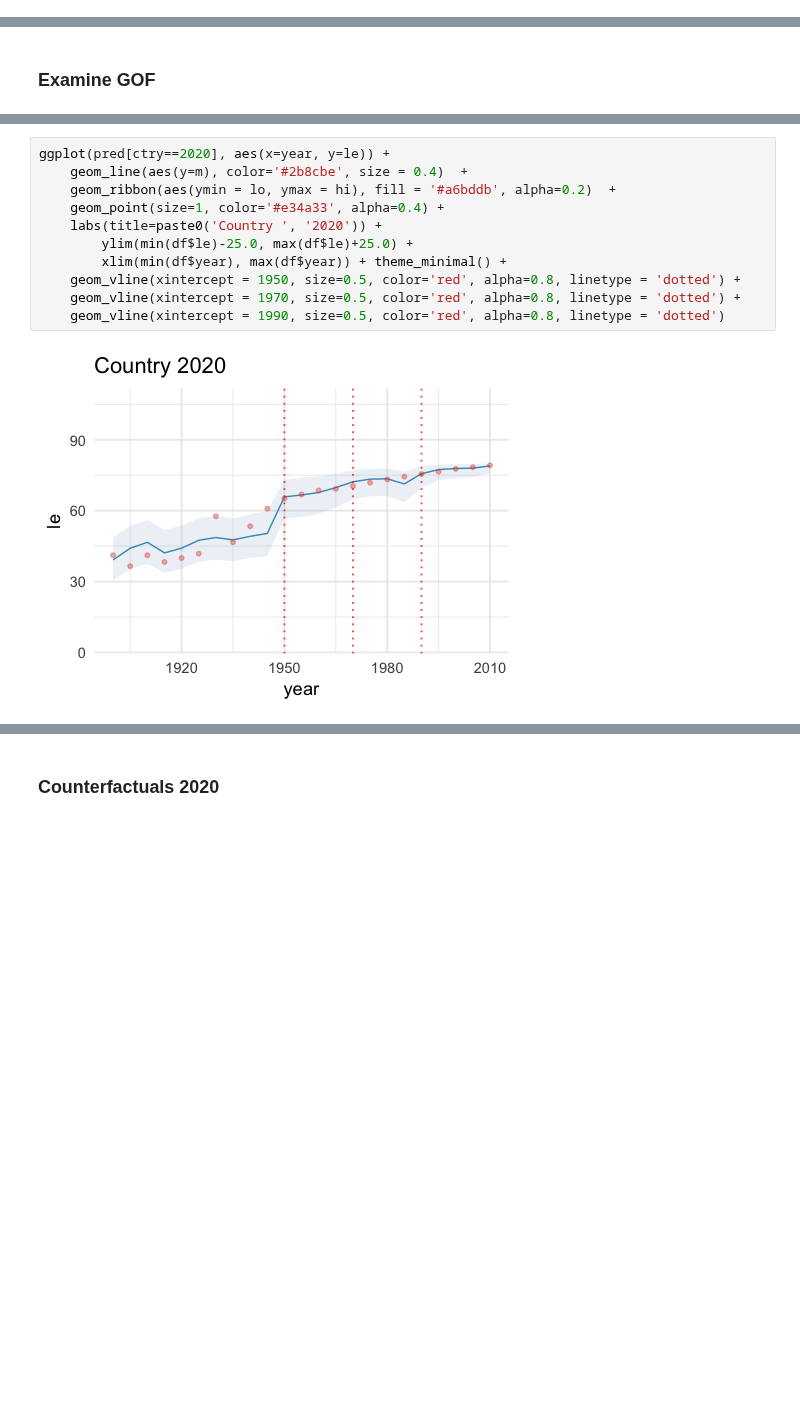
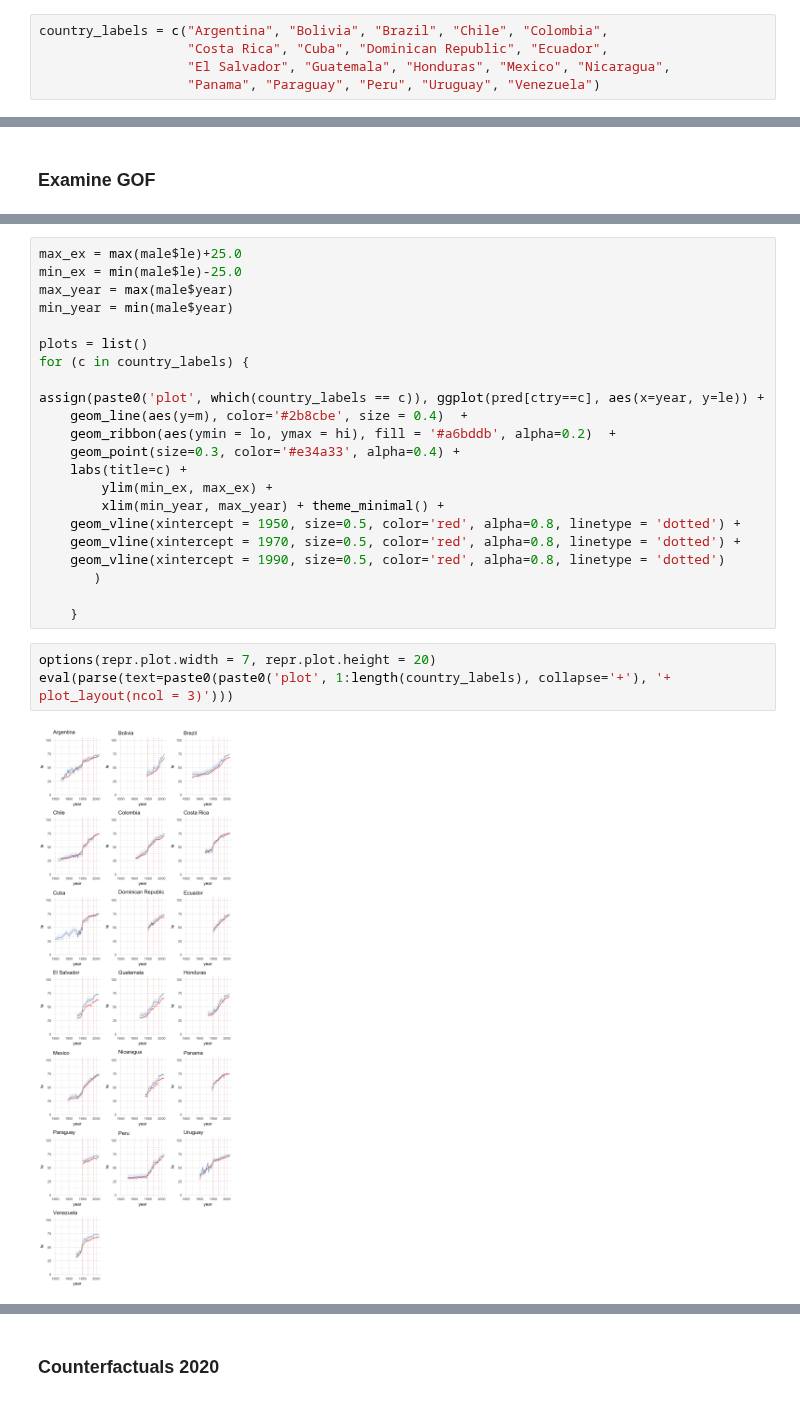
Before and after one commit to sdaza/lambda, a Jupyter notebook: notebooks/counterfactuals.ipynb, the cells around one changed output, grey strips where cells are left out. Drawn from its saved outputs; the diff is of its cells as text; blank space fills up the shorter version.

```diff
--- a/notebooks/counterfactuals.ipynb
+++ b/notebooks/counterfactuals.ipynb
@@ -40,0 +26,5 @@ Warning message:
+# %%
+country_labels = c("Argentina", "Bolivia", "Brazil", "Chile", "Colombia",
+                   "Costa Rica", "Cuba", "Dominican Republic", "Ecuador",
+                   "El Salvador", "Guatemala", "Honduras", "Mexico", "Nicaragua",
+                   "Panama", "Paraguay", "Peru", "Uruguay", "Venezuela")
@@ -141,15 +193,29 @@ pred[,  `:=` (
     hi = get_orig_values_weibull(hi, max_value_le)
     )]
 # %%
-ggplot(pred[ctry==2020], aes(x=year, y=le)) +
+max_ex = max(male$le)+25.0
+min_ex = min(male$le)-25.0
+max_year = max(male$year)
+min_year = min(male$year)
+
+plots = list()
+for (c in country_labels) {
+
+assign(paste0('plot', which(country_labels == c)), ggplot(pred[ctry==c], aes(x=year, y=le)) +
     geom_line(aes(y=m), color='#2b8cbe', size = 0.4)  +
     geom_ribbon(aes(ymin = lo, ymax = hi), fill = '#a6bddb', alpha=0.2)  +
-    geom_point(size=1, color='#e34a33', alpha=0.4) +
-    labs(title=paste0('Country ', '2020')) +
-        ylim(min(df$le)-25.0, max(df$le)+25.0) +
-        xlim(min(df$year), max(df$year)) + theme_minimal() +
+    geom_point(size=0.3, color='#e34a33', alpha=0.4) +
+    labs(title=c) +
+        ylim(min_ex, max_ex) +
+        xlim(min_year, max_year) + theme_minimal() +
     geom_vline(xintercept = 1950, size=0.5, color='red', alpha=0.8, linetype = 'dotted') +
     geom_vline(xintercept = 1970, size=0.5, color='red', alpha=0.8, linetype = 'dotted') +
     geom_vline(xintercept = 1990, size=0.5, color='red', alpha=0.8, linetype = 'dotted')
+       )
+
+    }
-# %% [output]
-[figure, removed]
+# %%
+options(repr.plot.width = 7, repr.plot.height = 20)
+eval(parse(text=paste0(paste0('plot', 1:length(country_labels), collapse='+'), '+ plot_layout(ncol = 3)')))
+# %% [output]
+[figure, added]
```
Also changed, not shown: parts of 26 cells of this notebook.
